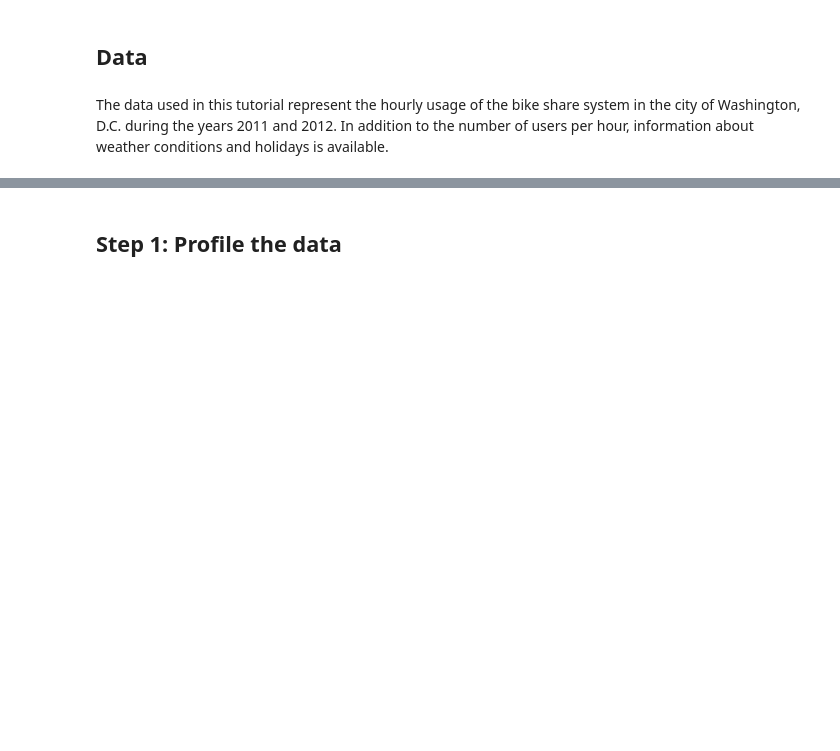
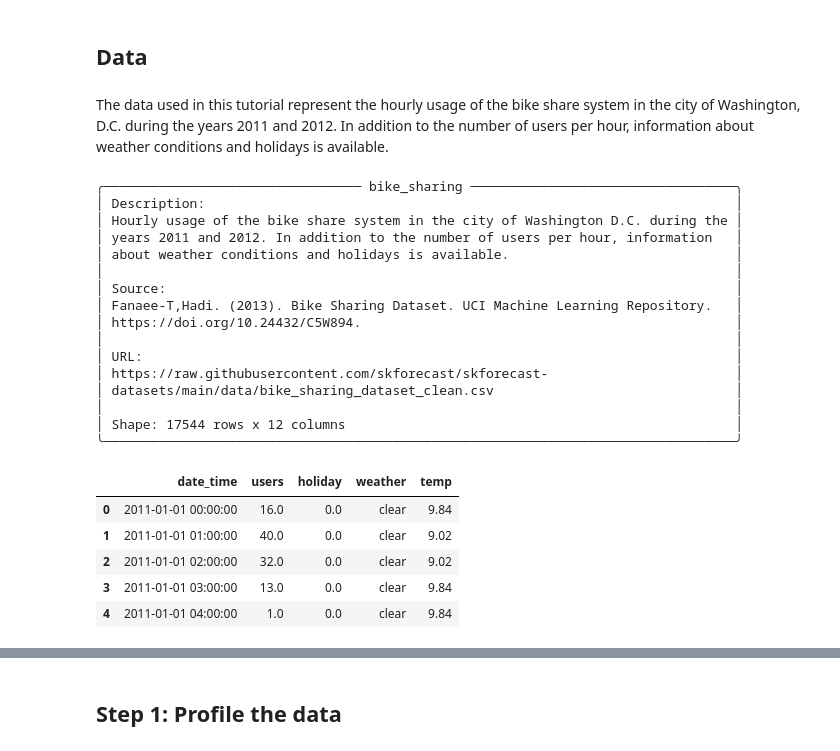
Before and after one commit to skforecast/skforecast-ai, a Jupyter notebook: docs/examples/agentic-forecasting-with-skforecast-ai-step-by-step.ipynb, the cells around one changed output, grey strips where cells are left out. Saved outputs shown, nothing was run; the diff lists cells and outputs as text; code cells hidden in the pictures; blank space fills up the shorter version.

```diff
--- a/docs/examples/agentic-forecasting-with-skforecast-ai-step-by-step.ipynb
+++ b/docs/examples/agentic-forecasting-with-skforecast-ai-step-by-step.ipynb
@@ -132,9 +140,33 @@ The data used in this tutorial represent the hourly usage of the bike share syst
 # %%
 # Downloading data
 # ==============================================================================
 data = fetch_dataset('bike_sharing', raw=True)
 data = data[['date_time', 'users', 'holiday', 'weather', 'temp']]
+data['date_time'] = pd.to_datetime(data['date_time'])
 data.head()
+# %% [output]
+╭───────────────────────────────── bike_sharing ──────────────────────────────────╮
+│ Description:                                                                    │
+│ Hourly usage of the bike share system in the city of Washington D.C. during the │
+│ years 2011 and 2012. In addition to the number of users per hour, information   │
+│ about weather conditions and holidays is available.                             │
+│                                                                                 │
+│ Source:                                                                         │
+│ Fanaee-T,Hadi. (2013). Bike Sharing Dataset. UCI Machine Learning Repository.   │
+│ https://doi.org/10.24432/C5W894.                                                │
+│                                                                                 │
+│ URL:                                                                            │
+│ https://raw.githubusercontent.com/skforecast/skforecast-                        │
+│ datasets/main/data/bike_sharing_dataset_clean.csv                               │
+│                                                                                 │
+│ Shape: 17544 rows x 12 columns                                                  │
+╰─────────────────────────────────────────────────────────────────────────────────╯
+|  | date_time | users | holiday | weather | temp |
+| 0 | 2011-01-01 00:00:00 | 16.0 | 0.0 | clear | 9.84 |
+| 1 | 2011-01-01 01:00:00 | 40.0 | 0.0 | clear | 9.02 |
+| 2 | 2011-01-01 02:00:00 | 32.0 | 0.0 | clear | 9.02 |
+| 3 | 2011-01-01 03:00:00 | 13.0 | 0.0 | clear | 9.84 |
+| 4 | 2011-01-01 04:00:00 | 1.0 | 0.0 | clear | 9.84 |
 # %%
 # Interactive plot of time series
 # ==============================================================================
```
Also changed, not shown: parts of 34 cells of this notebook, 6 other files.
